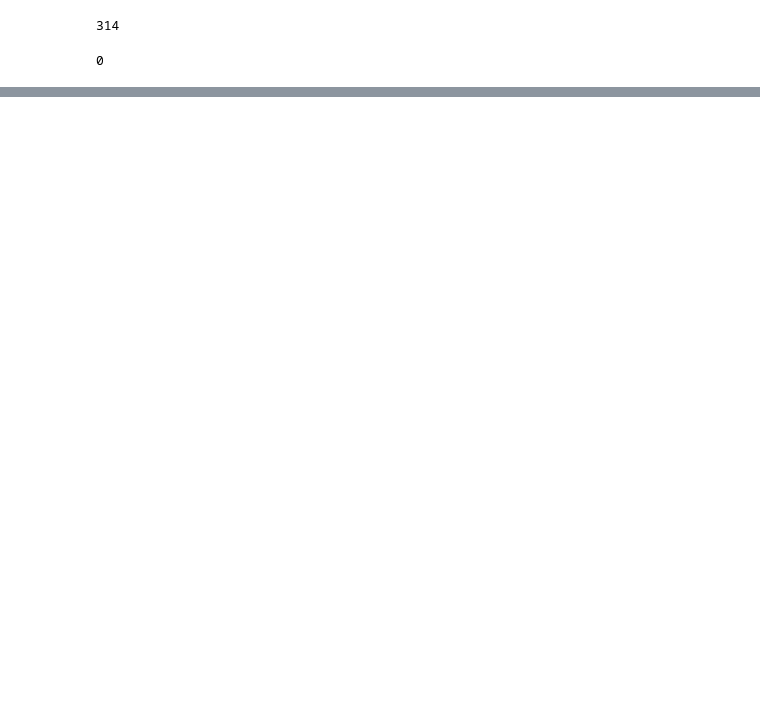
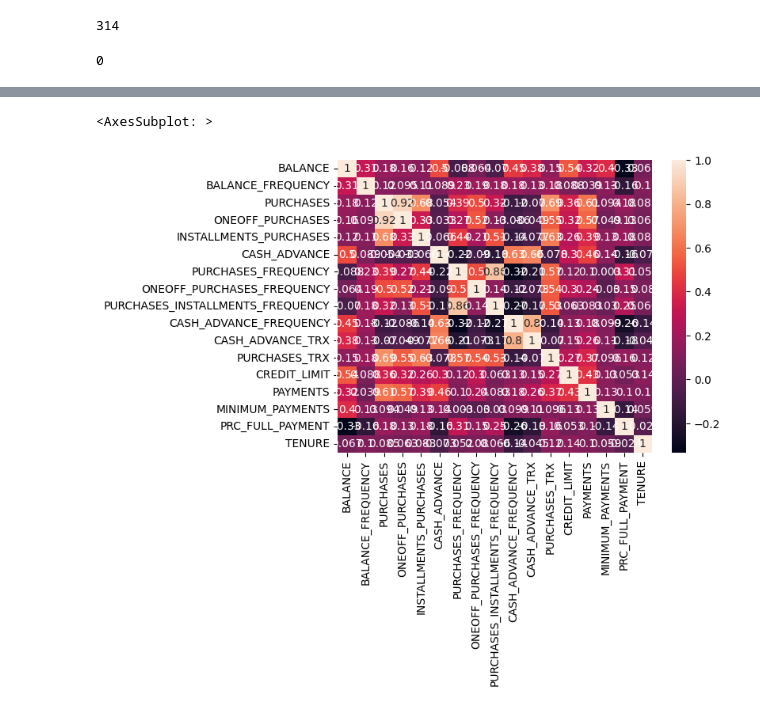
Before and after one commit to newsogood/Machine_Learning_Project, a Jupyter notebook: Insurance_NewSogood.ipynb, the cells around one changed output, grey strips where cells are left out. Saved outputs shown, nothing was run; the diff lists cells and outputs as text; code cells hidden in the pictures; blank space fills up the shorter version.

```diff
--- a/Insurance_NewSogood.ipynb
+++ b/Insurance_NewSogood.ipynb
@@ -42,0 +70,6 @@ cleaned_data.isna().sum().sum()
+# %%
+cleaned_data_correlation = cleaned_data.corr()
+sns.heatmap(cleaned_data_correlation, annot=True)
+# %% [output]
+<AxesSubplot: >
+[figure, added]
```
Also changed, not shown: parts of 15 cells of this notebook.
